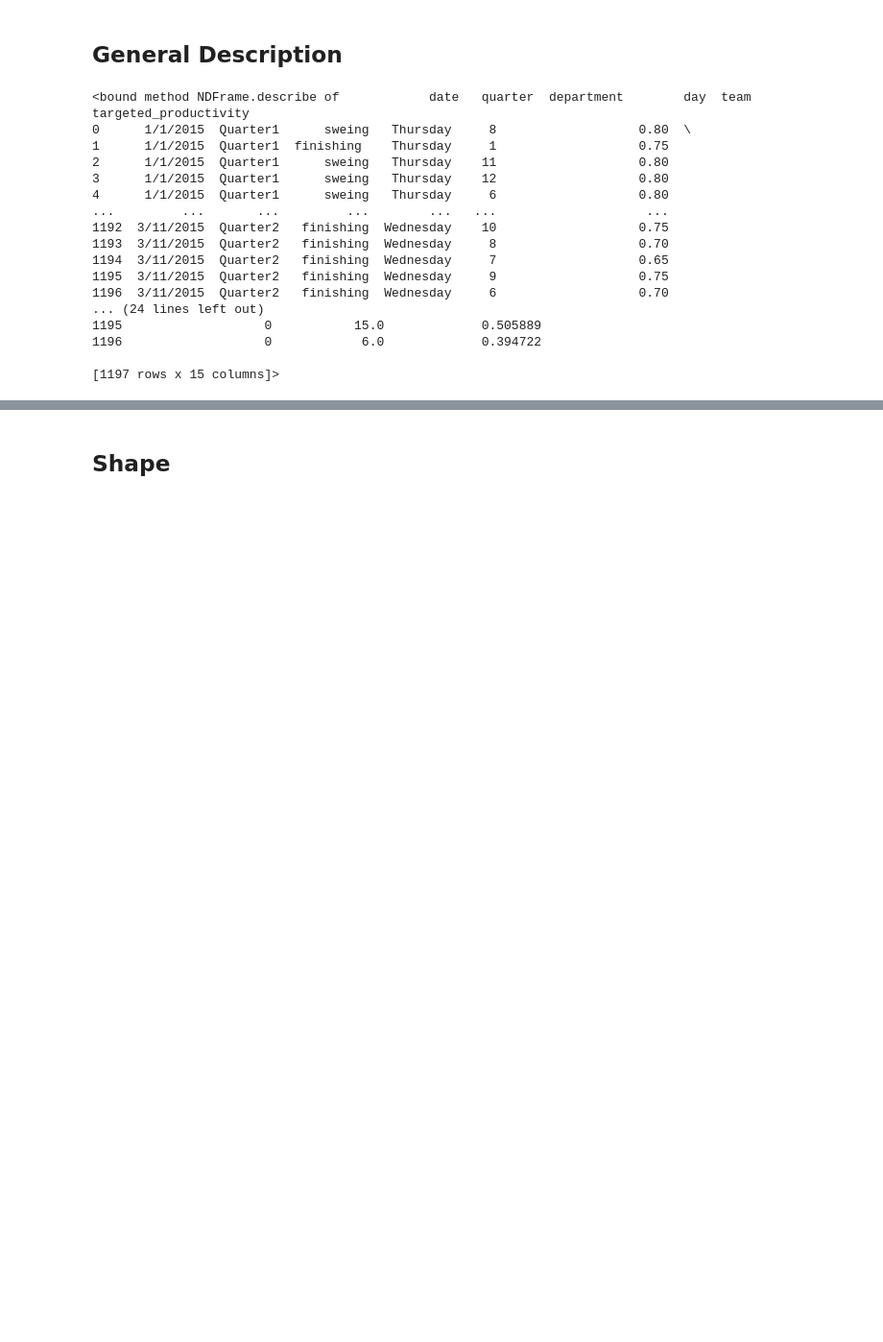
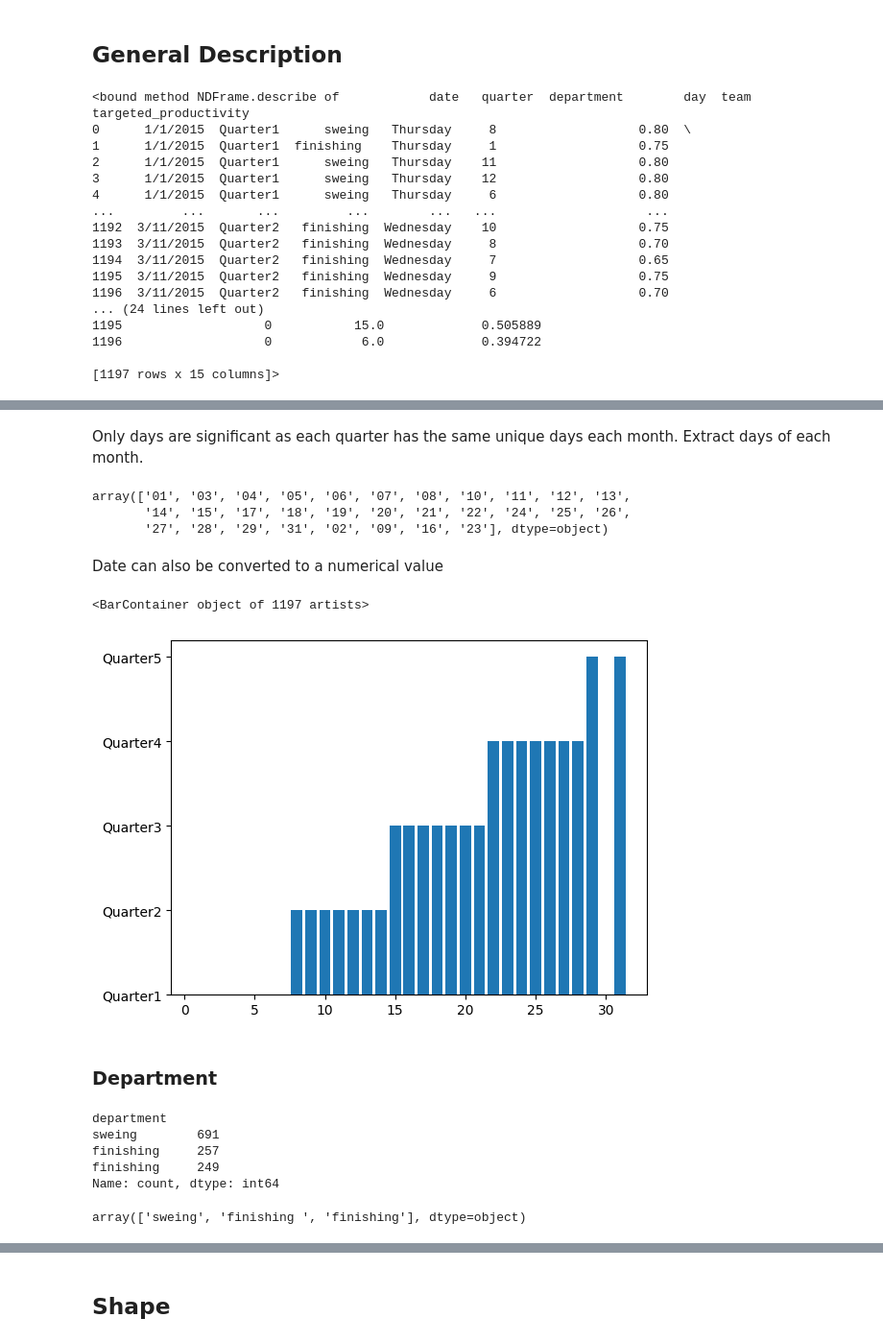
Before and after one commit to wakkevinh/CECS-456-Group-6-, a Jupyter notebook: CECS456Final.ipynb, the cells around one changed output, grey strips where cells are left out. Shown: that part at 96% size. Cells and saved outputs as stored; diff of their text form; code cells hidden in the pictures; blank space fills up the shorter version.

```diff
--- a/CECS456Final.ipynb
+++ b/CECS456Final.ipynb
@@ -90,0 +226,37 @@ sns.pairplot(dataset)
+# %% [markdown]
+Only days are significant as each quarter has the same unique days each month.
+Extract days of each month.
+# %%
+dataset = pd.read_csv(path, header=0, index_col=None, parse_dates=True)
+dataset['date'] = pd.to_datetime(dataset['date'])
+# %%
+dataset['date'] = dataset['date'].dt.strftime('%d')
+# %%
+dataset['date'].unique()
+# %% [output]
+array(['01', '03', '04', '05', '06', '07', '08', '10', '11', '12', '13',
+       '14', '15', '17', '18', '19', '20', '21', '22', '24', '25', '26',
+       '27', '28', '29', '31', '02', '09', '16', '23'], dtype=object)
+# %% [markdown]
+Date can also be converted to a numerical value
+# %%
+dataset['date'] = dataset['date'].astype(str).astype(int)
+# %%
+plt.bar(dataset['date'], dataset['quarter'])
+# %% [output]
+<BarContainer object of 1197 artists>
+[figure, added]
+# %% [markdown]
+### Department
+# %%
+dataset['department'].value_counts()
+# %% [output]
+department
+sweing        691
+finishing     257
+finishing     249
+Name: count, dtype: int64
+# %%
+dataset['department'].unique()
+# %% [output]
+array(['sweing', 'finishing ', 'finishing'], dtype=object)
```
Also changed, not shown: parts of 42 cells of this notebook.
